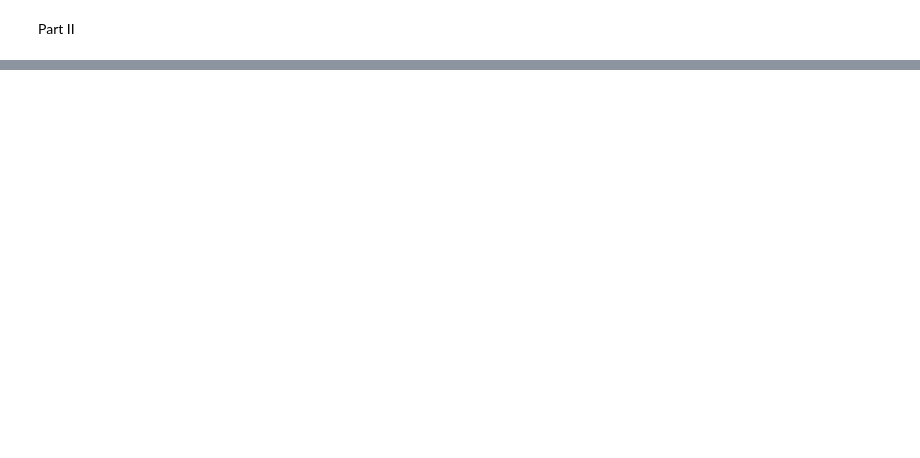
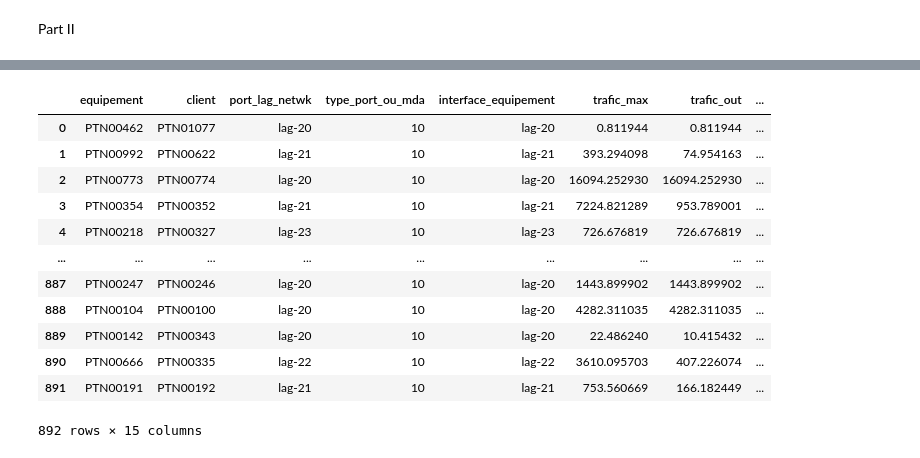
Before and after one commit to luxusg1/pyspark_assessment, a Jupyter notebook: Pyspark.ipynb, the cells around one changed output, grey strips where cells are left out. Cells and saved outputs as stored; diff of their text form; code cells hidden in the pictures; blank space fills up the shorter version.

```diff
--- a/Pyspark.ipynb
+++ b/Pyspark.ipynb
@@ -145,0 +148,33 @@ traffic.dtypes
+# %%
+geographique_renamed_column_A = geographique.toDF(*add_to_col_name(geographique, '_A'))
+merged_result = result.join(geographique_renamed_column_A, result.equipement == geographique_renamed_column_A.nom_equipement_A)
+
+# 3. merge result by client = geographique.nom_equipement to give column with _B
+
+geographique_renamed_column_B = geographique.toDF(*add_to_col_name(geographique, '_B'))
+merged_result = merged_result.join(geographique_renamed_column_B, merged_result.equipement == geographique_renamed_column_B.nom_equipement_B)
+# %%
+merged_result = merged_result.drop(*['nom_equipement_A', 'nom_equipement_B'])
+# %%
+# get capacite lien
+sub_topologie=sub_topologie.withColumn('type_port_ou_mda', sf.regexp_replace('type_port_ou_mda', 'G', ''))
+sub_topologie=sub_topologie.withColumn('type_port_ou_mda',sub_topologie.type_port_ou_mda.cast('int'))
+capacite_lien = sub_topologie.groupby(['equipement', 'client']).sum('type_port_ou_mda').withColumnRenamed('sum(type_port_ou_mda)', 'capacite_lien')
+# %%
+res = merged_result.join(capacite_lien, on=['equipement', 'client'])
+# %%
+res.toPandas()
+# %% [output]
+|  | equipement | client | port_lag_netwk | type_port_ou_mda | interface_equipement | trafic_max | trafic_out | ... |
+| 0 | PTN00462 | PTN01077 | lag-20 | 10 | lag-20 | 0.811944 | 0.811944 | ... |
+| 1 | PTN00992 | PTN00622 | lag-21 | 10 | lag-21 | 393.294098 | 74.954163 | ... |
+| 2 | PTN00773 | PTN00774 | lag-20 | 10 | lag-20 | 16094.252930 | 16094.252930 | ... |
+| 3 | PTN00354 | PTN00352 | lag-21 | 10 | lag-21 | 7224.821289 | 953.789001 | ... |
+| 4 | PTN00218 | PTN00327 | lag-23 | 10 | lag-23 | 726.676819 | 726.676819 | ... |
+| ... | ... | ... | ... | ... | ... | ... | ... | ... |
+| 887 | PTN00247 | PTN00246 | lag-20 | 10 | lag-20 | 1443.899902 | 1443.899902 | ... |
+| 888 | PTN00104 | PTN00100 | lag-20 | 10 | lag-20 | 4282.311035 | 4282.311035 | ... |
+| 889 | PTN00142 | PTN00343 | lag-20 | 10 | lag-20 | 22.486240 | 10.415432 | ... |
+| 890 | PTN00666 | PTN00335 | lag-22 | 10 | lag-22 | 3610.095703 | 407.226074 | ... |
+| 891 | PTN00191 | PTN00192 | lag-21 | 10 | lag-21 | 753.560669 | 166.182449 | ... |
+892 rows × 15 columns
```
Also changed, not shown: parts of 14 cells of this notebook.
